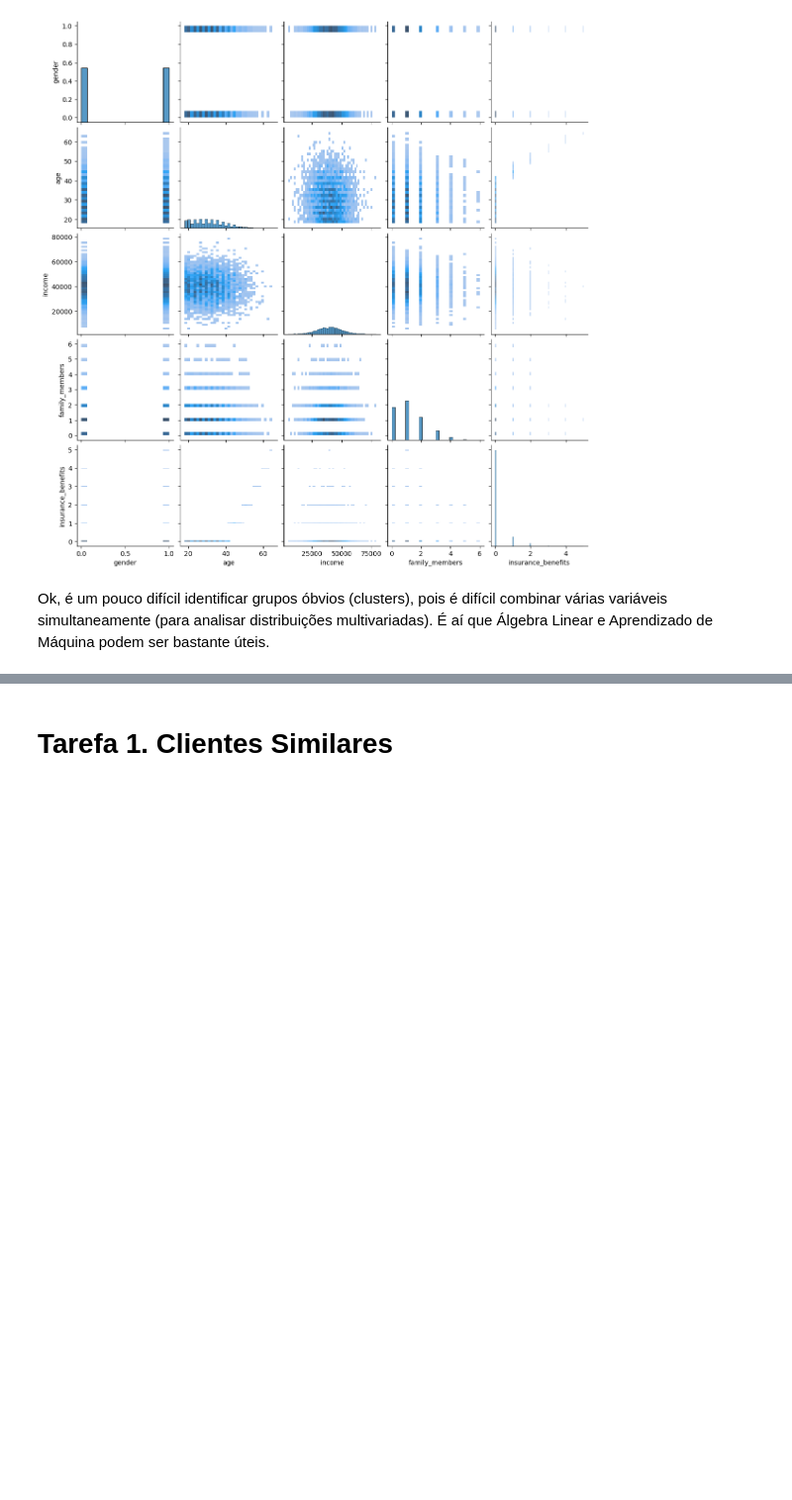
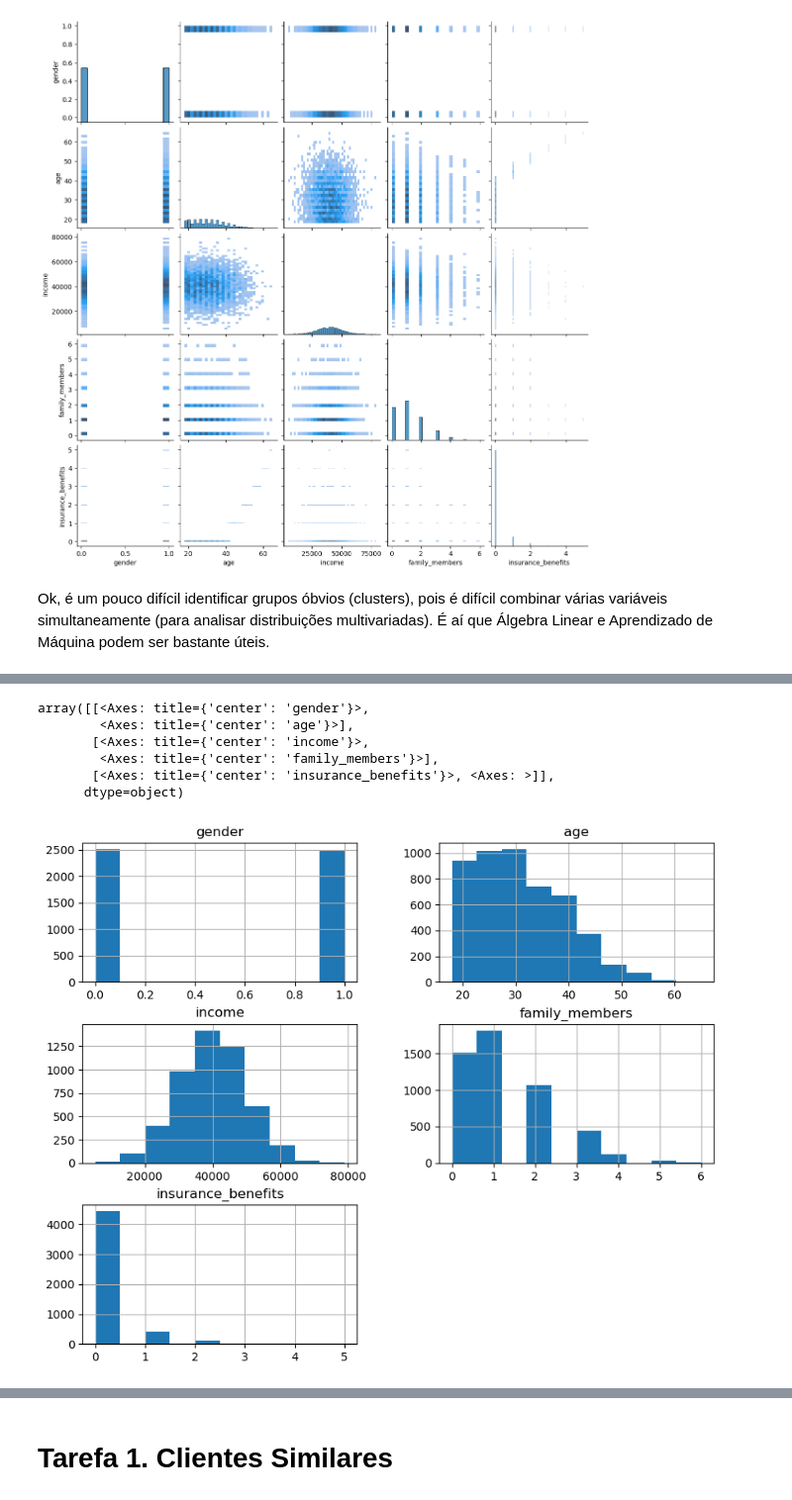
Before and after one commit to FSzekut/vetorizacao, a Jupyter notebook: Notebooks/vetorization_regeression.ipynb, the cells around one changed output, grey strips where cells are left out. Shown at 99% size. Cells and saved outputs as stored; diff of their text form; code cells hidden in the pictures; blank space fills up the shorter version.

```diff
--- a/Notebooks/vetorization_regeression.ipynb
+++ b/Notebooks/vetorization_regeression.ipynb
@@ -104,0 +116,10 @@ Ok, é um pouco difícil identificar grupos óbvios (clusters), pois é difícil
+# %%
+df.hist(figsize=(10,8))
+# %% [output]
+array([[<Axes: title={'center': 'gender'}>,
+        <Axes: title={'center': 'age'}>],
+       [<Axes: title={'center': 'income'}>,
+        <Axes: title={'center': 'family_members'}>],
+       [<Axes: title={'center': 'insurance_benefits'}>, <Axes: >]],
+      dtype=object)
+[figure, added]
```
Also changed, not shown: parts of 27 cells of this notebook.
